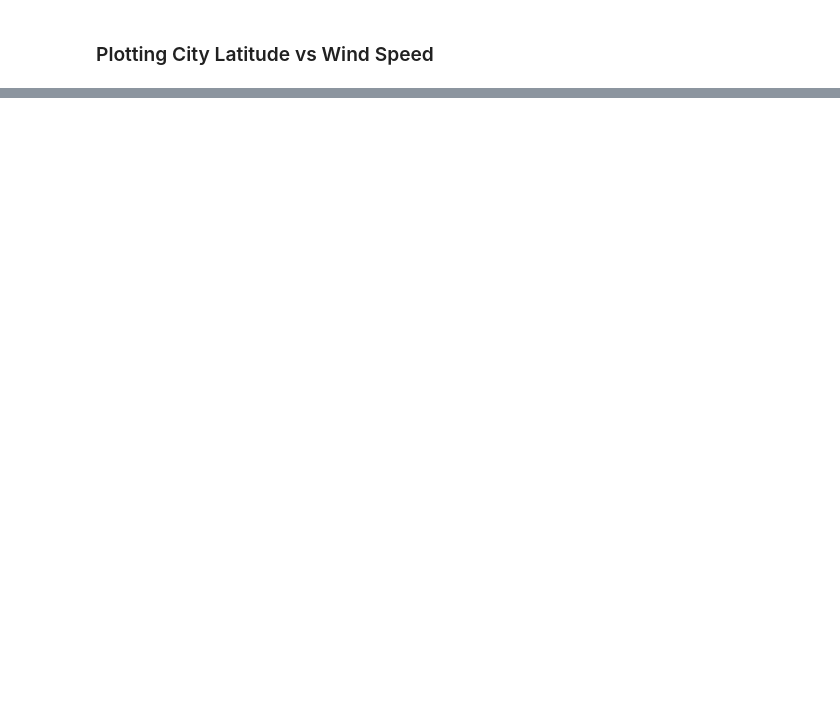
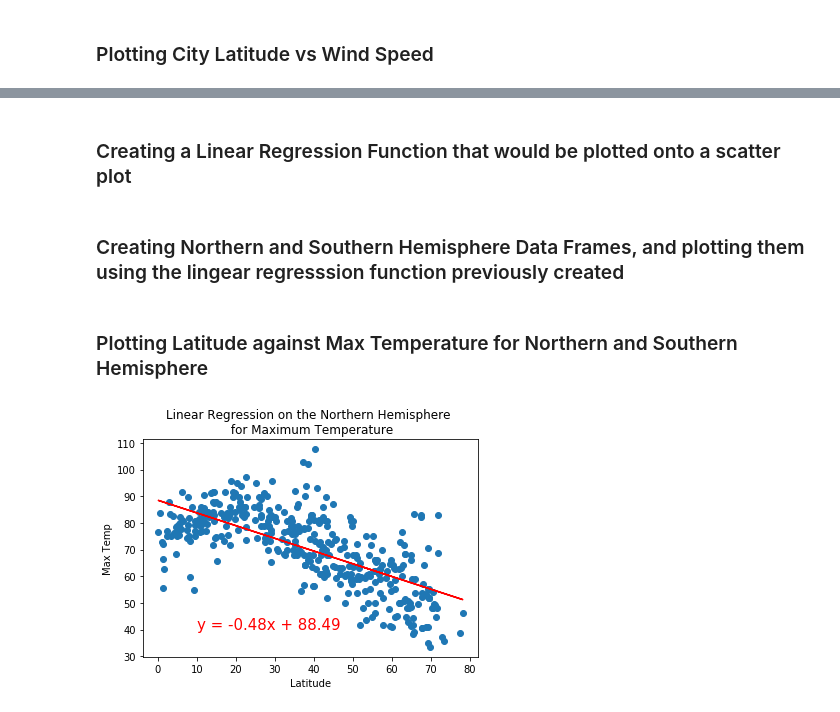
Before and after one commit to shaunwang1350/M6_World_Weather_Analysis, a Jupyter notebook: WeatherPy.ipynb, the cells around one changed output, grey strips where cells are left out. Drawn from its saved outputs; the diff is of its cells as text; code cells hidden in the pictures; blank space fills up the shorter version.

```diff
--- a/WeatherPy.ipynb
+++ b/WeatherPy.ipynb
@@ -199,0 +202,28 @@ plt.show()
+# %% [markdown]
+### Creating a Linear Regression Function that would be plotted onto a scatter plot
+# %%
+def plot_linear_regression(x_values, y_values, title, y_label, text_coordinates):
+    (slope, intercept, r_value, p_value, std_err) = linregress(x_values, y_values)
+    regress_values = x_values * slope + intercept
+    line_eq = "y = " + str(round(slope,2)) + "x + " + str(round(intercept,2))
+    plt.scatter(x_values, y_values)
+    plt.plot(x_values, regress_values, "r")
+    plt.annotate(line_eq, text_coordinates, fontsize=15, color="red")
+    plt.title(title)
+    plt.xlabel("Latitude")
+    plt.ylabel(y_label)
+    plt.show()
+# %% [markdown]
+### Creating Northern and Southern Hemisphere Data Frames, and plotting them using the lingear regresssion function previously created
+# %% [markdown]
+### Plotting Latitude against Max Temperature for Northern and Southern Hemisphere
+# %%
+northern_hemi_df = city_data_df.loc[(city_data_df["Lat"] >= 0)]
+southern_hemi_df = city_data_df.loc[(city_data_df["Lat"] < 0)]
+
+x_values = northern_hemi_df["Lat"]
+y_values = northern_hemi_df["Max Temp"]
+
+plot_linear_regression(x_values, y_values, "Linear Regression on the Northern Hemisphere \n for Maximum Temperature", 'Max Temp', (10, 40))
+# %% [output]
+[figure, added]
```
Also changed, not shown: parts of 17 cells of this notebook, 6 other files.
